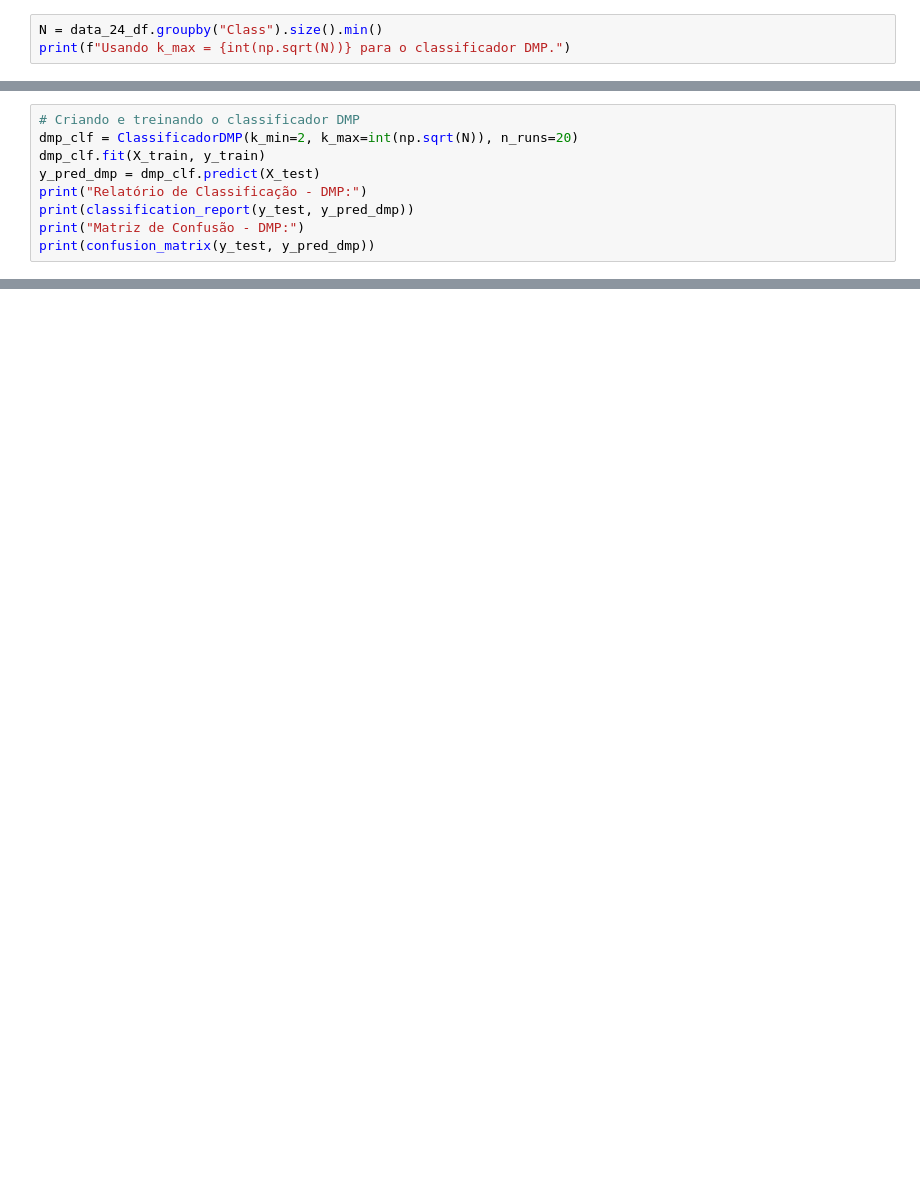
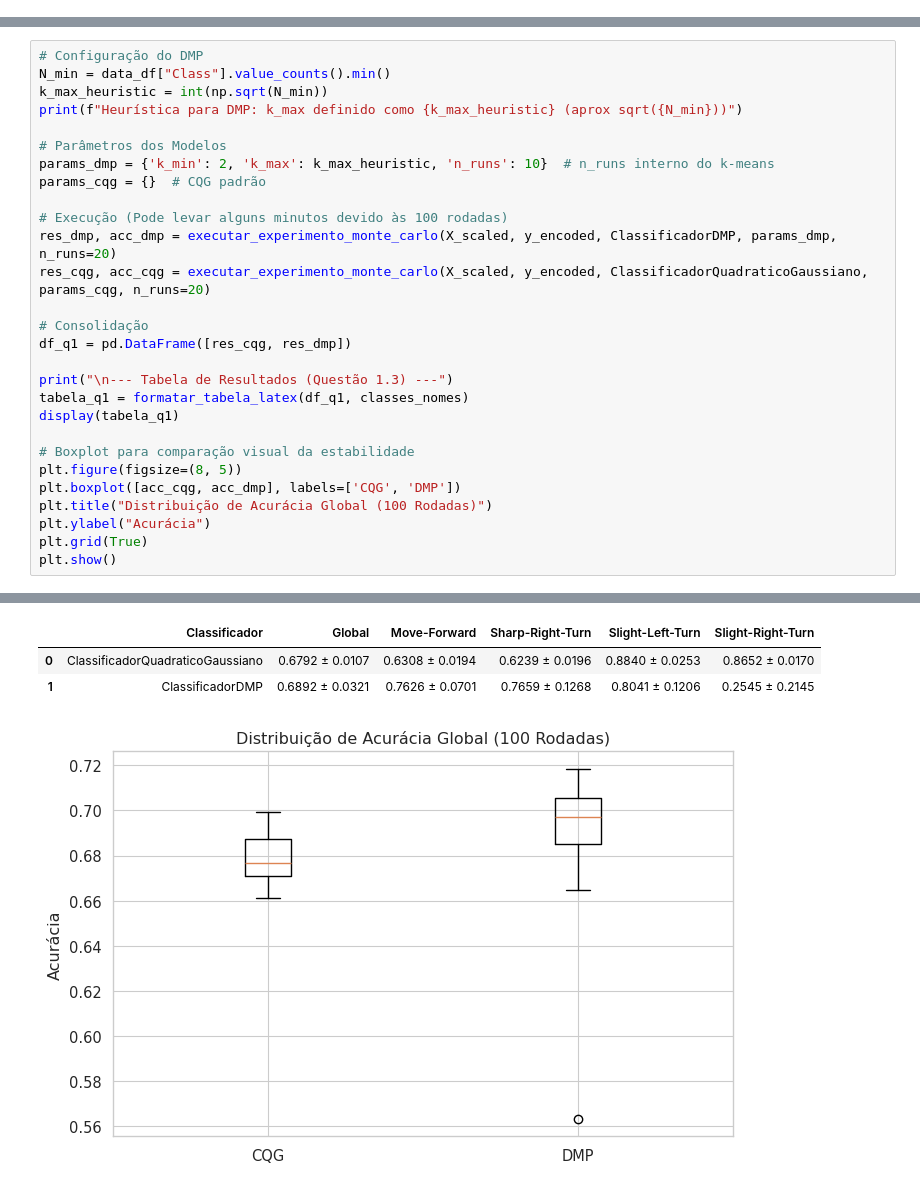
Before and after one commit to LucasJLBraz/Trabalhos_Rec_Padroes, a Jupyter notebook: notebooks/Trabalho Computacional 3/trabalho3_experimentos.ipynb, the cells around one changed output, grey strips where cells are left out. Drawn from its saved outputs; the diff is of its cells as text; blank space fills up the shorter version.

```diff
--- a/notebooks/Trabalho Computacional 3/trabalho3_experimentos.ipynb
+++ b/notebooks/Trabalho Computacional 3/trabalho3_experimentos.ipynb
@@ -124,3 +0,0 @@ X_train, X_test, y_train, y_test = train_test_split(X_24, data_24_df["Class"].va
-# %%
-N = data_24_df.groupby("Class").size().min()
-print(f"Usando k_max = {int(np.sqrt(N))} para o classificador DMP.")
@@ -129,9 +0,0 @@ Usando k_max = 18 para o classificador DMP.
-# %%
-# Criando e treinando o classificador DMP
-dmp_clf = ClassificadorDMP(k_min=2, k_max=int(np.sqrt(N)), n_runs=20)
-dmp_clf.fit(X_train, y_train)
-y_pred_dmp = dmp_clf.predict(X_test)
-print("Relatório de Classificação - DMP:")
-print(classification_report(y_test, y_pred_dmp))
-print("Matriz de Confusão - DMP:")
-print(confusion_matrix(y_test, y_pred_dmp))
@@ -409,0 +198,29 @@ Classe Slight-Right-Turn -> Posto: 3, Cond: 6.31e+34, RCond: 1.58e-35
+# %%
+# Configuração do DMP
+N_min = data_df["Class"].value_counts().min()
+k_max_heuristic = int(np.sqrt(N_min))
+print(f"Heurística para DMP: k_max definido como {k_max_heuristic} (aprox sqrt({N_min}))")
+
+# Parâmetros dos Modelos
+params_dmp = {'k_min': 2, 'k_max': k_max_heuristic, 'n_runs': 10}  # n_runs interno do k-means
+params_cqg = {}  # CQG padrão
+
+# Execução (Pode levar alguns minutos devido às 100 rodadas)
+res_dmp, acc_dmp = executar_experimento_monte_carlo(X_scaled, y_encoded, ClassificadorDMP, params_dmp, n_runs=20)
+res_cqg, acc_cqg = executar_experimento_monte_carlo(X_scaled, y_encoded, ClassificadorQuadraticoGaussiano, params_cqg, n_runs=20)
+
+# Consolidação
+df_q1 = pd.DataFrame([res_cqg, res_dmp])
+
+print("\n--- Tabela de Resultados (Questão 1.3) ---")
+tabela_q1 = formatar_tabela_latex(df_q1, classes_nomes)
+display(tabela_q1)
+
+# Boxplot para comparação visual da estabilidade
+plt.figure(figsize=(8, 5))
+plt.boxplot([acc_cqg, acc_dmp], labels=['CQG', 'DMP'])
+plt.title("Distribuição de Acurácia Global (100 Rodadas)")
+plt.ylabel("Acurácia")
+plt.grid(True)
+plt.show()
+# %% [output]
@@ -409,0 +244,4 @@ Classe Slight-Right-Turn -> Posto: 3, Cond: 6.31e+34, RCond: 1.58e-35
+|  | Classificador | Global | Move-Forward | Sharp-Right-Turn | Slight-Left-Turn | Slight-Right-Turn |
+| 0 | ClassificadorQuadraticoGaussiano | 0.6792 ± 0.0107 | 0.6308 ± 0.0194 | 0.6239 ± 0.0196 | 0.8840 ± 0.0253 | 0.8652 ± 0.0170 |
+| 1 | ClassificadorDMP | 0.6892 ± 0.0321 | 0.7626 ± 0.0701 | 0.7659 ± 0.1268 | 0.8041 ± 0.1206 | 0.2545 ± 0.2145 |
+[figure, added]
```
Also changed, not shown: parts of 48 cells of this notebook, 2 other files.
